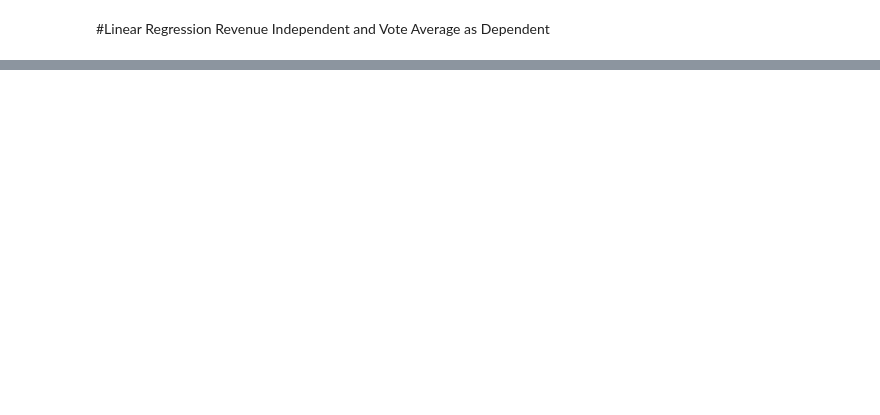
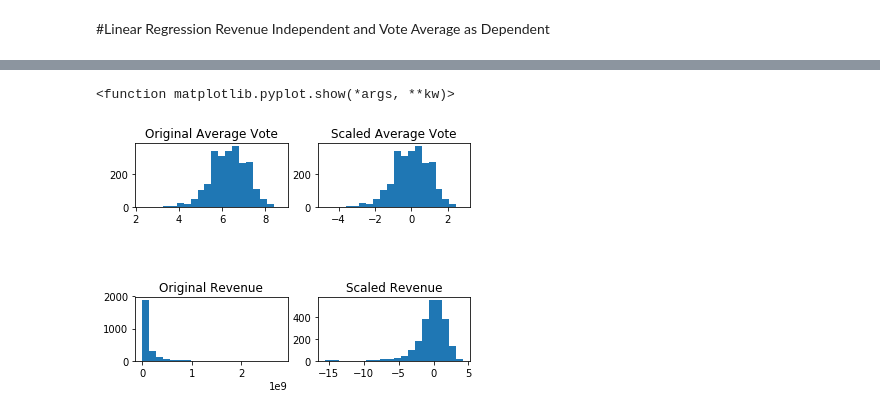
Before and after one commit to rkalhorn/project3, a Jupyter notebook: project 3 Linear Regression.ipynb, the cells around one changed output, grey strips where cells are left out. Drawn from its saved outputs; the diff is of its cells as text; code cells hidden in the pictures; blank space fills up the shorter version.

```diff
--- a/project 3 Linear Regression.ipynb
+++ b/project 3 Linear Regression.ipynb
@@ -63,8 +118,9 @@ X_train.head()
 #X_scaler = StandardScaler().fit(X_train)
 y_scaler = StandardScaler().fit(y_train)
 
-X_train_log = np.log1p(X_train)
-X_test_log = np.log1p(X_test)
+#normalize skewed X data and move peak to be at zero
+X_train_log = np.log1p(X_train)-17.5
+X_test_log = np.log1p(X_test)-17.5
 #X_train_scaled = X_scaler.transform(X_train)
 #X_test_scaled = X_scaler.transform(X_test)
 y_train_scaled = y_scaler.transform(y_train)
@@ -72,22 +128,25 @@ y_test_scaled = y_scaler.transform(y_test)
 # %%
 #Look at data
 
-#plt.subplot(321)
-plt.hist(y_train, bins=20)
+plt.subplot(321)
+plt.hist(y_train.values, bins=20)
 plt.title("Original Average Vote")
 
-#plt.subplot(322)
-#plt.hist(y_train_scaled, bins=20)
-#plt.title("Scaled Average Vote")
+plt.subplot(322)
+plt.hist(y_train_scaled, bins=20)
+plt.title("Scaled Average Vote")
 
-#plt.subplot(325)
-#plt.hist(X_train.values, bins=20)
-#plt.title("Original Revenue")
+plt.subplot(325)
+plt.hist(X_train.values, bins=20)
+plt.title("Original Revenue")
 
-#plt.subplot(326)
-#plt.hist(X_train_log.values, bins=20)
-#plt.title("Scaled Revenue")
+plt.subplot(326)
+plt.hist(X_train_log.values, bins=20)
+plt.title("Scaled Revenue")
 
 
 plt.show
+# %% [output]
+<function matplotlib.pyplot.show(*args, **kw)>
+[figure, added]
 # %%
```
Also changed, not shown: parts of 11 cells of this notebook, 2 other files.
